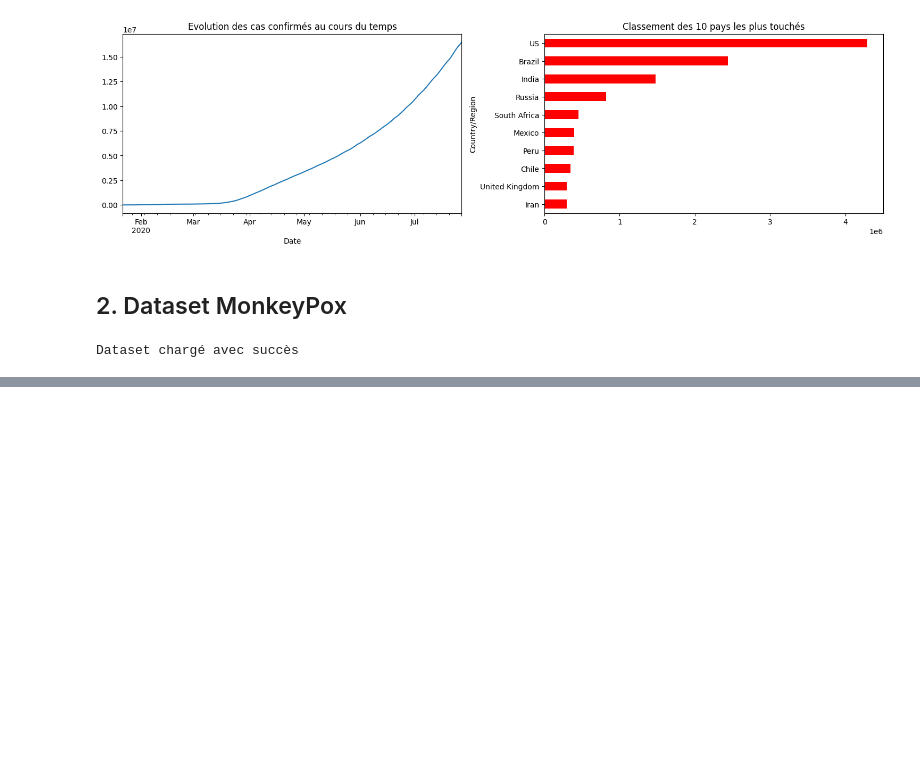
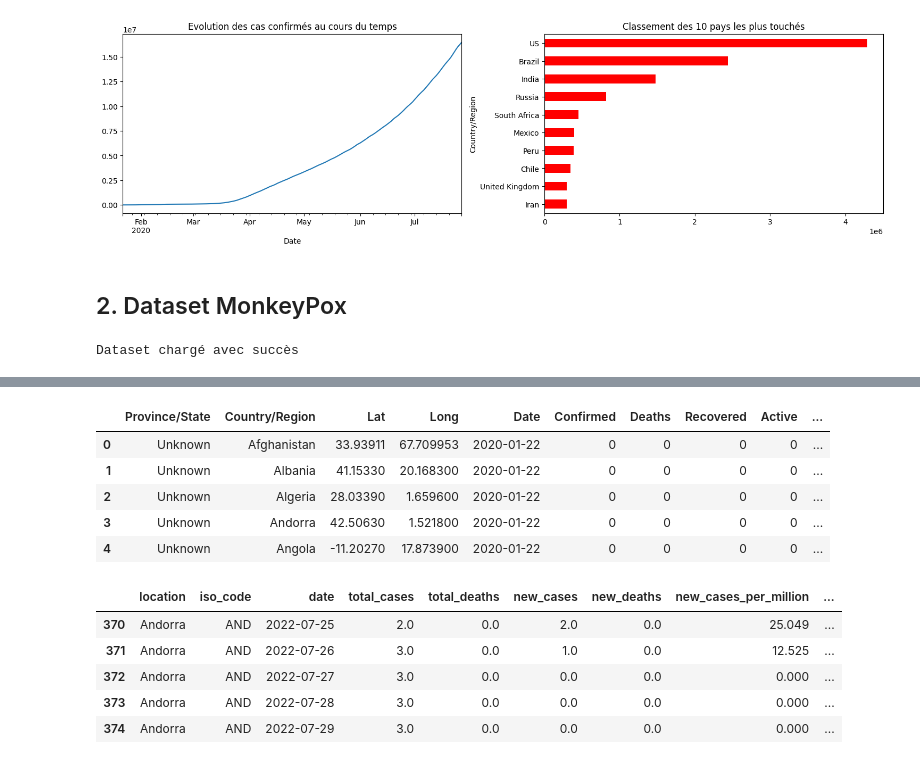
Before and after one commit to Kaboufl/MSPR_ETL, a Jupyter notebook: main.ipynb, the cells around one changed output, grey strips where cells are left out. Drawn from its saved outputs; the diff is of its cells as text; code cells hidden in the pictures; blank space fills up the shorter version.

```diff
--- a/main.ipynb
+++ b/main.ipynb
@@ -141,0 +158,16 @@ memory usage: 3.8+ MB
+# %%
+display(covidDataframe.head())
+display(mpoxDataframe.head())
+# %% [output]
+|  | Province/State | Country/Region | Lat | Long | Date | Confirmed | Deaths | Recovered | Active | ... |
+| 0 | Unknown | Afghanistan | 33.93911 | 67.709953 | 2020-01-22 | 0 | 0 | 0 | 0 | ... |
+| 1 | Unknown | Albania | 41.15330 | 20.168300 | 2020-01-22 | 0 | 0 | 0 | 0 | ... |
+| 2 | Unknown | Algeria | 28.03390 | 1.659600 | 2020-01-22 | 0 | 0 | 0 | 0 | ... |
+| 3 | Unknown | Andorra | 42.50630 | 1.521800 | 2020-01-22 | 0 | 0 | 0 | 0 | ... |
+| 4 | Unknown | Angola | -11.20270 | 17.873900 | 2020-01-22 | 0 | 0 | 0 | 0 | ... |
+|  | location | iso_code | date | total_cases | total_deaths | new_cases | new_deaths | new_cases_per_million | ... |
+| 370 | Andorra | AND | 2022-07-25 | 2.0 | 0.0 | 2.0 | 0.0 | 25.049 | ... |
+| 371 | Andorra | AND | 2022-07-26 | 3.0 | 0.0 | 1.0 | 0.0 | 12.525 | ... |
+| 372 | Andorra | AND | 2022-07-27 | 3.0 | 0.0 | 0.0 | 0.0 | 0.000 | ... |
+| 373 | Andorra | AND | 2022-07-28 | 3.0 | 0.0 | 0.0 | 0.0 | 0.000 | ... |
+| 374 | Andorra | AND | 2022-07-29 | 3.0 | 0.0 | 0.0 | 0.0 | 0.000 | ... |
```
Also changed, not shown: parts of 2 cells of this notebook.
